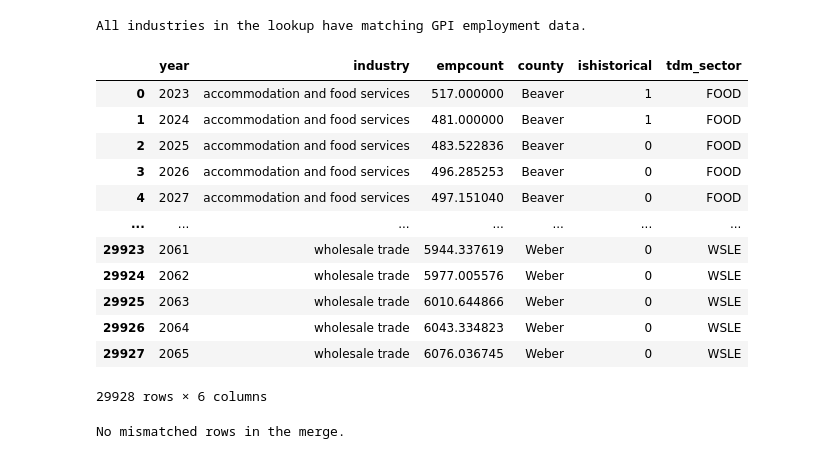
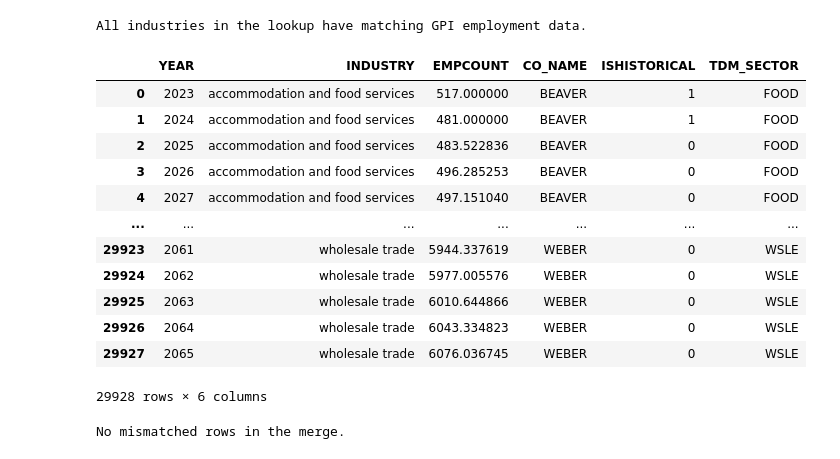
Before and after one commit to WFRCAnalytics/TDM-INP-Socioeconomic-Control-Totals, a Jupyter notebook: 1a-Process-GPI-Employment-Data.ipynb, the cells around one changed output. Saved outputs shown, nothing was run; the diff lists cells and outputs as text; code cells hidden in the pictures.

```diff
--- a/1-Process-GPI-Employment-Data.ipynb
+++ b/1a-Process-GPI-Employment-Data.ipynb
@@ -8,11 +8,11 @@ gpi_employment_by_county_csv = "data/GPI-SE-Data-20251121/Employment_Projections
 # %%
 gpi_employment_by_county_df = pd.read_csv(gpi_employment_by_county_csv)
 
-gpi_employment_by_county_df.columns = gpi_employment_by_county_df.columns.str.replace(r"[^0-9A-Za-z]+", "_", regex=True).str.lower()
+gpi_employment_by_county_df.columns = gpi_employment_by_county_df.columns.str.replace(r"[^0-9A-Za-z]+", "_", regex=True).str.upper()
 
 # Clean Industry names for merging, use lower case and remove non-alphabetic characters
-gpi_employment_by_county_df["industry"] = (
-    gpi_employment_by_county_df["industry"]
+gpi_employment_by_county_df["INDUSTRY"] = (
+    gpi_employment_by_county_df["INDUSTRY"]
     .astype(str)
     .str.lower()
     .str.replace(r"[^a-z\s]+", "", regex=True)  # keep a–z and spaces
@@ -21,9 +21,12 @@ gpi_employment_by_county_df["industry"] = (
 )
 
 # make sure only county level data is used
-gpi_employment_by_county_df = gpi_employment_by_county_df[gpi_employment_by_county_df['areatype']=='County']
-gpi_employment_by_county_df.rename(columns={'area':'county'}, inplace=True)
-gpi_employment_by_county_df.drop(columns=['areatype'], inplace=True)
+gpi_employment_by_county_df = gpi_employment_by_county_df[gpi_employment_by_county_df['AREATYPE']=='County']
+gpi_employment_by_county_df.rename(columns={'AREA':'CO_NAME'}, inplace=True)
+gpi_employment_by_county_df.drop(columns=['AREATYPE'], inplace=True)
+
+# Standardize county names to uppercase for consistency
+gpi_employment_by_county_df['CO_NAME'] = gpi_employment_by_county_df['CO_NAME'].str.upper()
 
 gpi_employment_by_county_df
 # %% [output]
@@ -52,11 +55,11 @@ employment_classification_df = pd.read_excel(
     skiprows=lambda x: x < 3 or x > 29  # Keep rows 4–30 only
 )
 # Add underscores
-employment_classification_df.columns = employment_classification_df.columns.str.replace(r"[^0-9A-Za-z]+", "_", regex=True).str.lower()
+employment_classification_df.columns = employment_classification_df.columns.str.replace(r"[^0-9A-Za-z]+", "_", regex=True).str.upper()
 
 # Clean Industry names for merging, use lower case and remove non-alphabetic characters
-employment_classification_df["gpi_industry"] = (
-    employment_classification_df["gpi_industry"]
+employment_classification_df["GPI_INDUSTRY"] = (
+    employment_classification_df["GPI_INDUSTRY"]
     .astype(str)
     .str.lower()
     .str.replace(r"[^a-z\s]+", "", regex=True)  # keep a–z and spaces
@@ -66,17 +69,17 @@ employment_classification_df["gpi_industry"] = (
 
 # remove "State and Local Government" and "total jobs" rows that aren't in GPI data
 employment_classification_df = employment_classification_df[
-    ~employment_classification_df["gpi_industry"].isin(["state and local government", "total jobs"])
+    ~employment_classification_df["GPI_INDUSTRY"].isin(["state and local government", "total jobs"])
 ].reset_index(drop=True)
 
 # recode "State Government" and "Local Government" to "GVED" and corresponding IDs
-mask = employment_classification_df["gpi_industry"].isin(["state government", "local government"])
-employment_classification_df.loc[mask, ["tdm_sector", "tdm_sector_id", "tdm_7_sector", "tdm_7_sector_id"]] = [
+mask = employment_classification_df["GPI_INDUSTRY"].isin(["state government", "local government"])
+employment_classification_df.loc[mask, ["TDM_SECTOR", "TDM_SECTOR_ID", "TDM_7_SECTOR", "TDM_7_SECTOR_ID"]] = [
     ["GVED", 6, "OTH", 3]
 ]
 
 # export to processed data folder
-employment_classification_df.to_csv("data-processed/employment_classification_lookup.csv", index=False)
+employment_classification_df.to_csv("intermediate/employment_classification_lookup.csv", index=False)
 
 employment_classification_df
 # %% [output]
@@ -98,12 +101,12 @@ employment_classification_df
 | 22 | state government | StateGovernment | 24 | State Government | 6 | GVED | 3 | ... |
 | 23 | local government | LocalGovernment | 25 | Local Government | 6 | GVED | 3 | ... |
 # %%
-gpi_to_tdm_emp_category_df = employment_classification_df[["gpi_industry", "tdm_sector"]].drop_duplicates()
-gpi_to_tdm_emp_category_df.rename(columns={"gpi_industry": "industry"}, inplace=True)
+gpi_to_tdm_emp_category_df = employment_classification_df[["GPI_INDUSTRY", "TDM_SECTOR"]].drop_duplicates()
+gpi_to_tdm_emp_category_df.rename(columns={"GPI_INDUSTRY": "INDUSTRY"}, inplace=True)
 
-# Clean Industry names for merging, use lower case and remove non-alphabetic characters
-gpi_to_tdm_emp_category_df["industry"] = (
-    gpi_to_tdm_emp_category_df["industry"]
+# Clean INDUSTRY names for merging, use lower case and remove non-alphabetic characters
+gpi_to_tdm_emp_category_df["INDUSTRY"] = (
+    gpi_to_tdm_emp_category_df["INDUSTRY"]
     .astype(str)
     .str.lower()
     .str.replace(r"[^a-z\s]+", "", regex=True)  # keep a–z and spaces
@@ -147,21 +150,21 @@ if right_only==set():
 # %% [output]
 All industries in the lookup have matching GPI employment data.
 # %%
-gpi_data_with_tdm_codes_df = pd.merge(gpi_employment_by_county_df, gpi_to_tdm_emp_category_df, on="industry", how="outer")
+gpi_data_with_tdm_codes_df = pd.merge(gpi_employment_by_county_df, gpi_to_tdm_emp_category_df, on="INDUSTRY", how="outer")
 gpi_data_with_tdm_codes_df
 # %% [output]
-|  | year | industry | empcount | county | ishistorical | tdm_sector |
-| 0 | 2023 | accommodation and food services | 517.000000 | Beaver | 1 | FOOD |
-| 1 | 2024 | accommodation and food services | 481.000000 | Beaver | 1 | FOOD |
-| 2 | 2025 | accommodation and food services | 483.522836 | Beaver | 0 | FOOD |
-| 3 | 2026 | accommodation and food services | 496.285253 | Beaver | 0 | FOOD |
-| 4 | 2027 | accommodation and food services | 497.151040 | Beaver | 0 | FOOD |
+|  | YEAR | INDUSTRY | EMPCOUNT | CO_NAME | ISHISTORICAL | TDM_SECTOR |
+| 0 | 2023 | accommodation and food services | 517.000000 | BEAVER | 1 | FOOD |
+| 1 | 2024 | accommodation and food services | 481.000000 | BEAVER | 1 | FOOD |
+| 2 | 2025 | accommodation and food services | 483.522836 | BEAVER | 0 | FOOD |
+| 3 | 2026 | accommodation and food services | 496.285253 | BEAVER | 0 | FOOD |
+| 4 | 2027 | accommodation and food services | 497.151040 | BEAVER | 0 | FOOD |
 | ... | ... | ... | ... | ... | ... | ... |
-| 29923 | 2061 | wholesale trade | 5944.337619 | Weber | 0 | WSLE |
-| 29924 | 2062 | wholesale trade | 5977.005576 | Weber | 0 | WSLE |
-| 29925 | 2063 | wholesale trade | 6010.644866 | Weber | 0 | WSLE |
-| 29926 | 2064 | wholesale trade | 6043.334823 | Weber | 0 | WSLE |
-| 29927 | 2065 | wholesale trade | 6076.036745 | Weber | 0 | WSLE |
+| 29923 | 2061 | wholesale trade | 5944.337619 | WEBER | 0 | WSLE |
+| 29924 | 2062 | wholesale trade | 5977.005576 | WEBER | 0 | WSLE |
+| 29925 | 2063 | wholesale trade | 6010.644866 | WEBER | 0 | WSLE |
+| 29926 | 2064 | wholesale trade | 6043.334823 | WEBER | 0 | WSLE |
+| 29927 | 2065 | wholesale trade | 6076.036745 | WEBER | 0 | WSLE |
 29928 rows × 6 columns
 # %%
 # check for any rows with missing data after the merge
```
Also changed, not shown: parts of 11 cells of this notebook, 21 other files.
